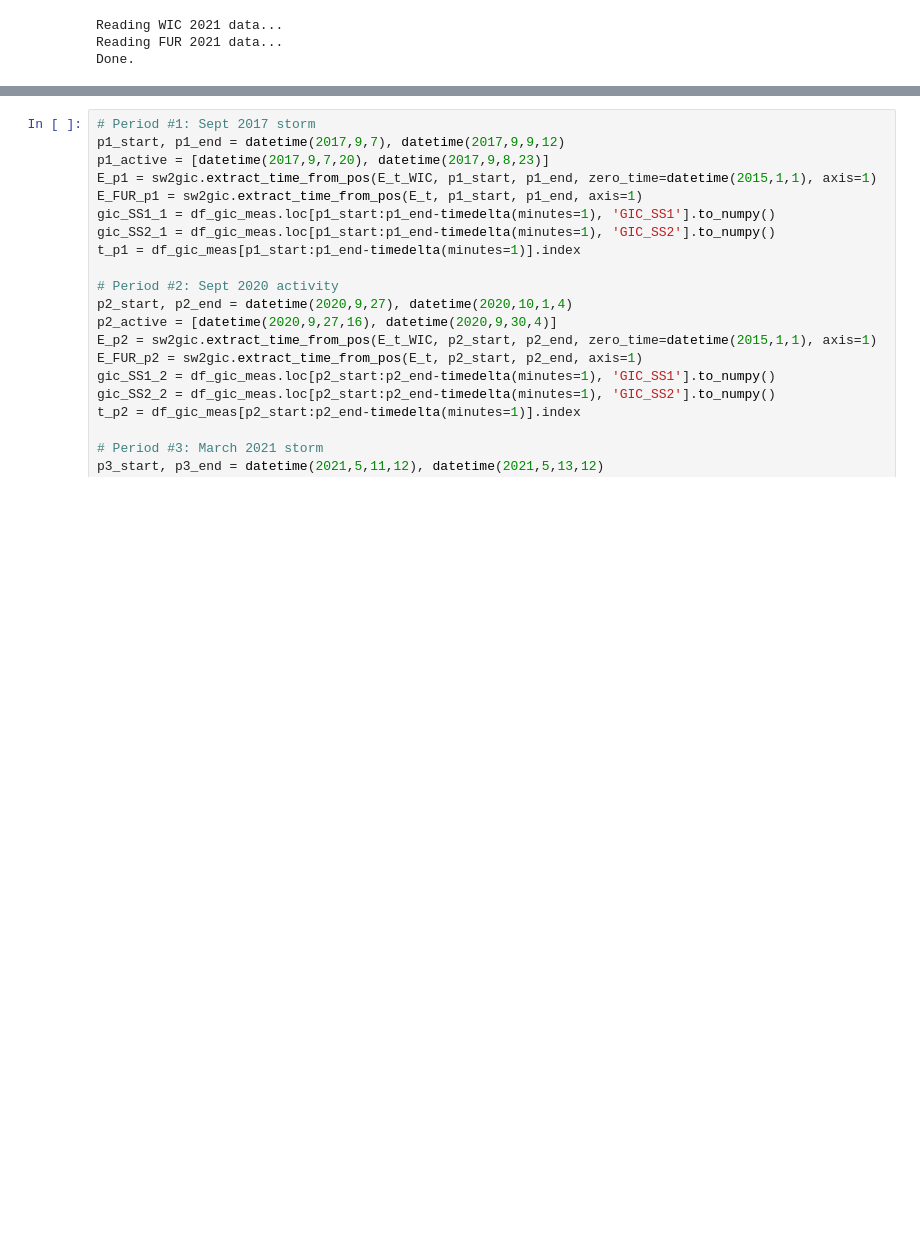
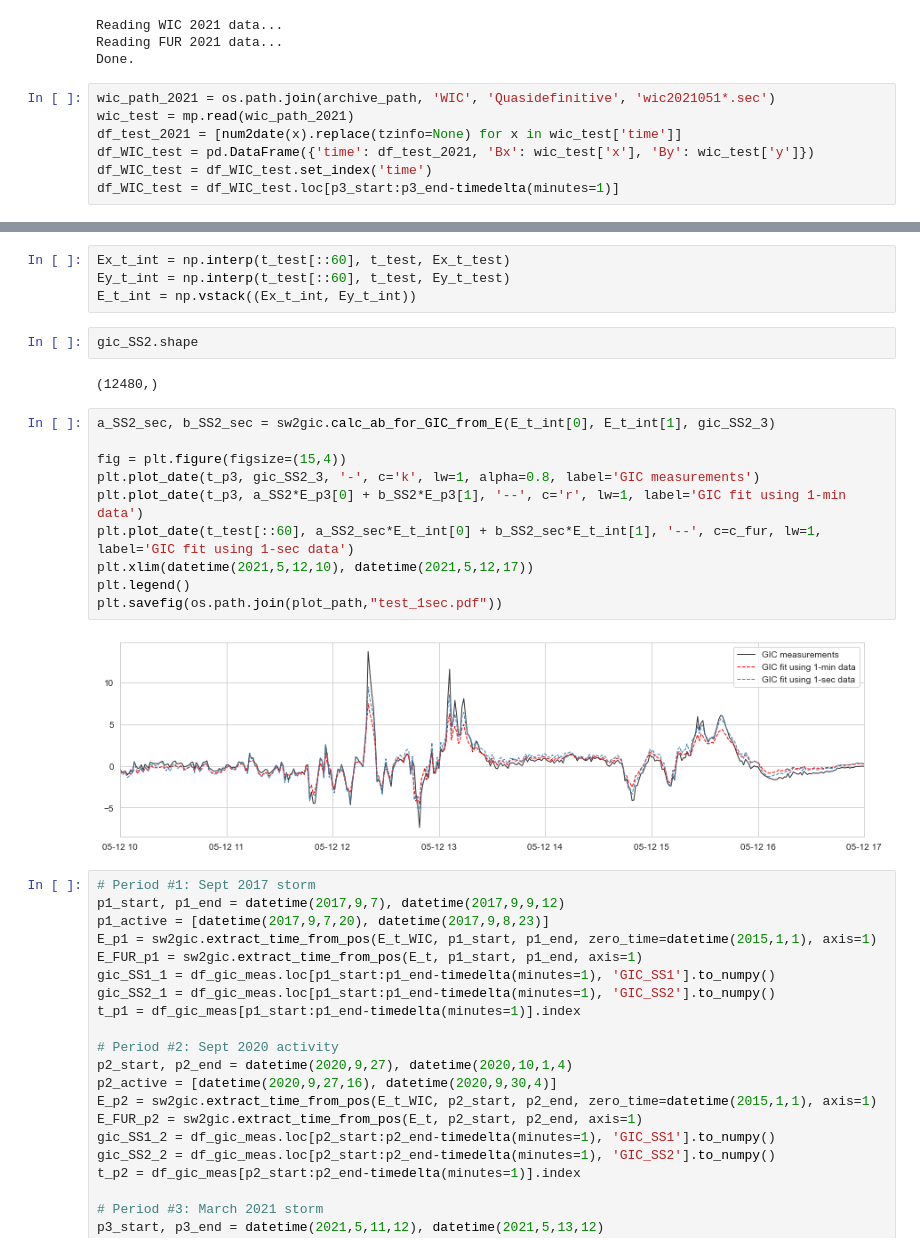
Before and after one commit to bairaelyn/SOLARWIND2GIC, a Jupyter notebook: 1_DataPreparation.ipynb, the cells around one changed output, grey strips where cells are left out. Cells and saved outputs as stored; diff of their text form; blank space fills up the shorter version.

Commit message:
Upload of second step in analysis, analysis of historical data including 26 years from nearby Germany.

```diff
--- a/1_DataPreparation.ipynb
+++ b/1_DataPreparation.ipynb
@@ -349,3 +347,10 @@ print("Done.")
 Reading WIC 2021 data...
 Reading FUR 2021 data...
 Done.
+# %%
+wic_path_2021 = os.path.join(archive_path, 'WIC', 'Quasidefinitive', 'wic2021051*.sec')
+wic_test = mp.read(wic_path_2021)
+df_test_2021 = [num2date(x).replace(tzinfo=None) for x in wic_test['time']]
+df_WIC_test = pd.DataFrame({'time': df_test_2021, 'Bx': wic_test['x'], 'By': wic_test['y']})
+df_WIC_test = df_WIC_test.set_index('time')
+df_WIC_test = df_WIC_test.loc[p3_start:p3_end-timedelta(minutes=1)]
@@ -352,3 +390,23 @@ Done.
+# %%
+Ex_t_int = np.interp(t_test[::60], t_test, Ex_t_test)
+Ey_t_int = np.interp(t_test[::60], t_test, Ey_t_test)
+E_t_int = np.vstack((Ex_t_int, Ey_t_int))
+# %%
+gic_SS2.shape
+# %% [output]
+(12480,)
+# %%
+a_SS2_sec, b_SS2_sec = sw2gic.calc_ab_for_GIC_from_E(E_t_int[0], E_t_int[1], gic_SS2_3)
+
+fig = plt.figure(figsize=(15,4))
+plt.plot_date(t_p3, gic_SS2_3, '-', c='k', lw=1, alpha=0.8, label='GIC measurements')
+plt.plot_date(t_p3, a_SS2*E_p3[0] + b_SS2*E_p3[1], '--', c='r', lw=1, label='GIC fit using 1-min data')
+plt.plot_date(t_test[::60], a_SS2_sec*E_t_int[0] + b_SS2_sec*E_t_int[1], '--', c=c_fur, lw=1, label='GIC fit using 1-sec data')
+plt.xlim(datetime(2021,5,12,10), datetime(2021,5,12,17))
+plt.legend()
+plt.savefig(os.path.join(plot_path,"test_1sec.pdf"))
+# %% [output]
+[figure, added]
 # %%
 # Period #1: Sept 2017 storm
 p1_start, p1_end = datetime(2017,9,7), datetime(2017,9,9,12)
```
Also changed, not shown: parts of 3 cells of this notebook, 1 other file.
